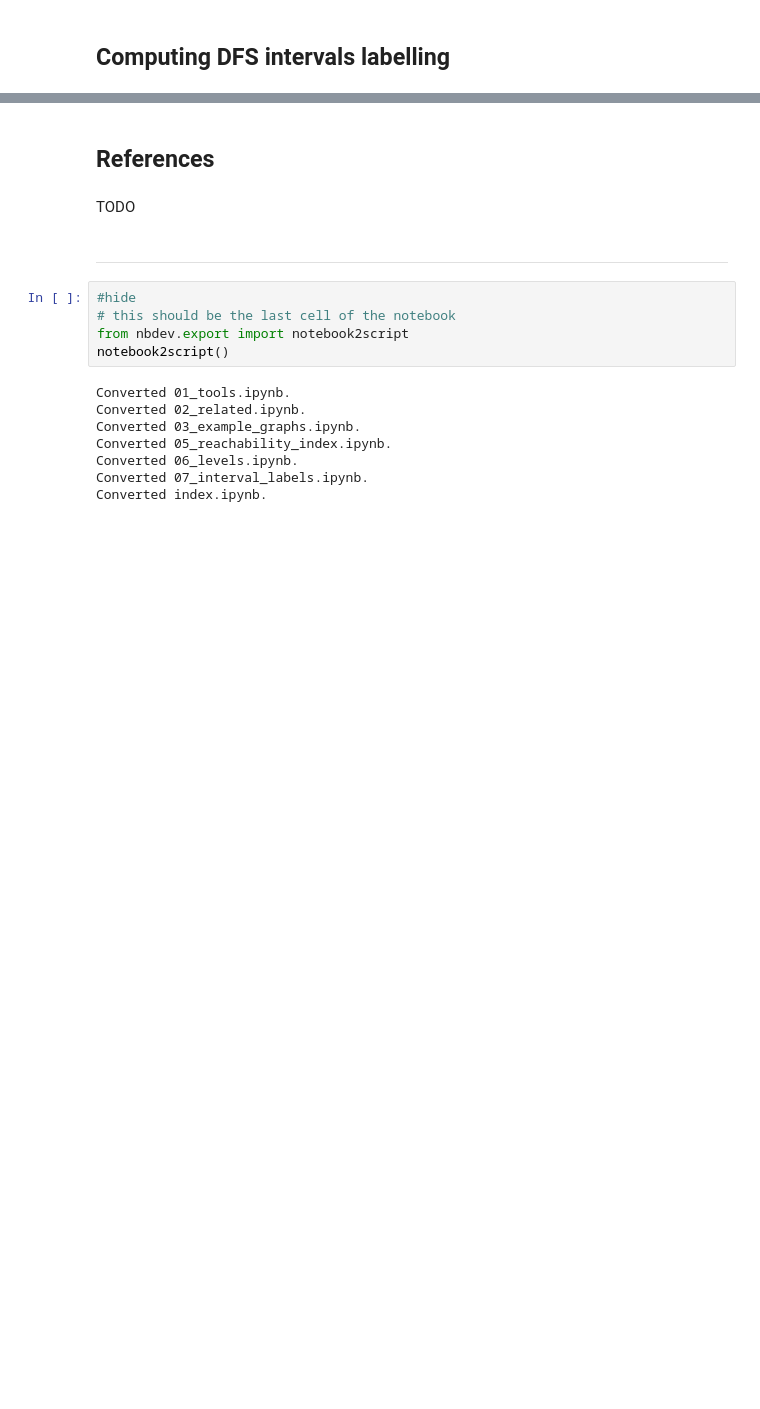
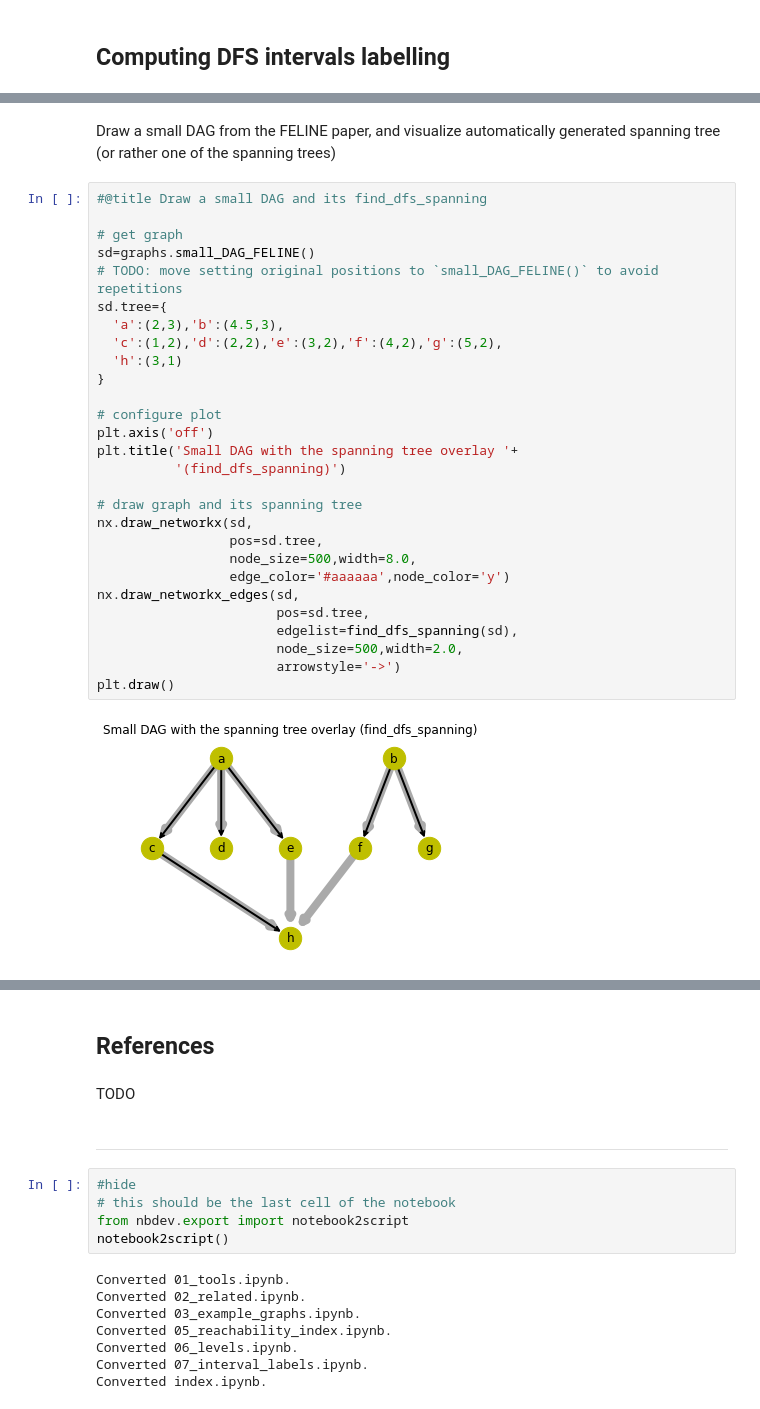
Before and after one commit to jnareb/git-commit-graph-ext, a Jupyter notebook: 07_interval_labels.ipynb, the cells around one changed output, grey strips where cells are left out. Saved outputs shown, nothing was run; the diff lists cells and outputs as text; blank space fills up the shorter version.

```diff
--- a/07_interval_labels.ipynb
+++ b/07_interval_labels.ipynb
@@ -434,0 +503,32 @@ Commit graph with the spanning forest and min-post intervals:
+# %% [markdown]
+Draw a small DAG from the FELINE paper, and visualize automatically generated spanning tree (or rather one of the spanning trees)
+# %%
+#@title Draw a small DAG and its find_dfs_spanning
+
+# get graph
+sd=graphs.small_DAG_FELINE()
+# TODO: move setting original positions to `small_DAG_FELINE()` to avoid repetitions
+sd.tree={
+  'a':(2,3),'b':(4.5,3),
+  'c':(1,2),'d':(2,2),'e':(3,2),'f':(4,2),'g':(5,2),
+  'h':(3,1)
+}
+
+# configure plot
+plt.axis('off')
+plt.title('Small DAG with the spanning tree overlay '+
+          '(find_dfs_spanning)')
+
+# draw graph and its spanning tree
+nx.draw_networkx(sd,
+                 pos=sd.tree,
+                 node_size=500,width=8.0,
+                 edge_color='#aaaaaa',node_color='y')
+nx.draw_networkx_edges(sd,
+                       pos=sd.tree,
+                       edgelist=find_dfs_spanning(sd),
+                       node_size=500,width=2.0,
+                       arrowstyle='->')
+plt.draw()
+# %% [output]
+[figure, added]
```
Also changed, not shown: parts of 25 cells of this notebook, 2 other files.
